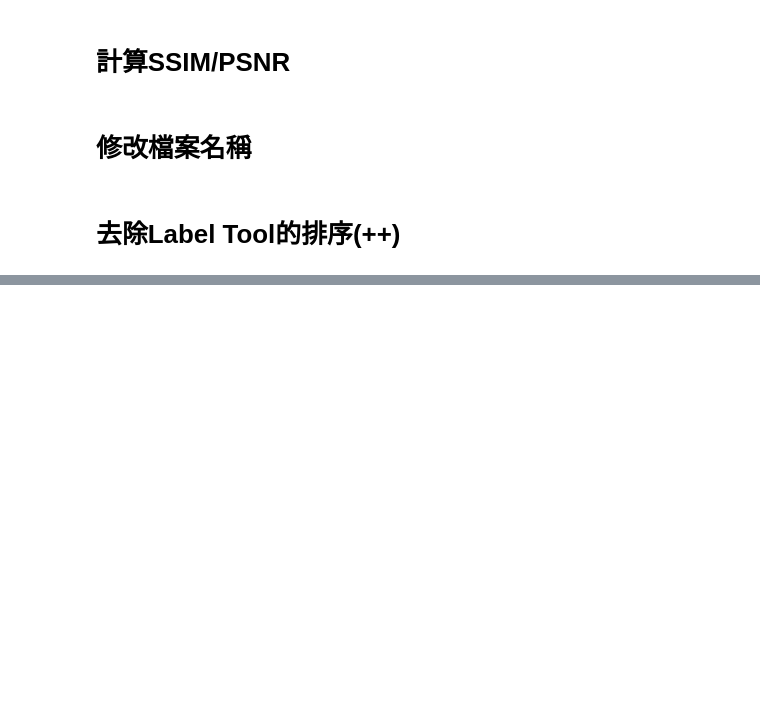
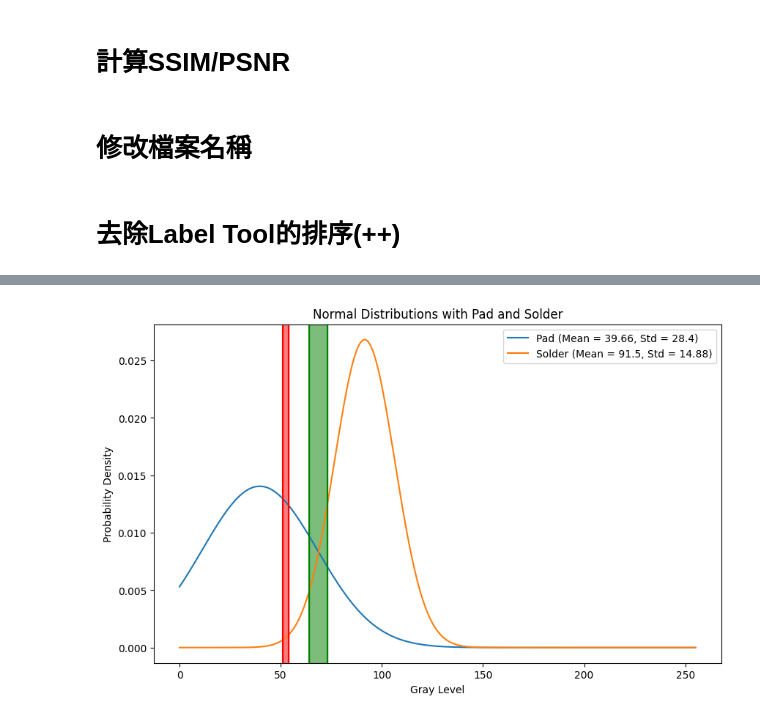
Before and after one commit to Teng91/RESTful-server-with-APIs, a Jupyter notebook: Solder_Analysis.ipynb, the cells around one changed output, grey strips where cells are left out. Saved outputs shown, nothing was run; the diff lists cells and outputs as text; code cells hidden in the pictures; blank space fills up the shorter version.

```diff
--- a/Solder_Analysis.ipynb
+++ b/Solder_Analysis.ipynb
@@ -2172,0 +2413,60 @@ print("檔案名稱修改完成！")
+# %%
+import numpy as np
+import matplotlib.pyplot as plt
+from scipy.stats import norm
+
+# 這是Pad和Solder的平均值和標準差
+mean_std_pairs = [
+    (39.66, 28.40),  # Pad
+    (91.50, 14.88),  # Solder
+]
+
+# 設定 X 軸範圍為 0 到 255（灰階範圍）
+x = np.linspace(0, 255, 1000)
+
+# 繪製兩組常態分佈曲線
+plt.figure(figsize=(10, 6))
+
+# 每組資料繪製一條曲線
+labels = ['Pad', 'Solder']
+for (mean, std_dev), label in zip(mean_std_pairs, labels):
+    y = norm.pdf(x, mean, std_dev)
+    plt.plot(x, y, label=f'{label} (Mean = {mean}, Std = {std_dev})')
+
+    # # 填充 68%, 95%, 99.7% 區間 (避免重疊)
+    # # 68% 區間（Mean ± 1 Std Dev）
+    # plt.fill_between(x, y, where=((x >= mean - std_dev) & (x <= mean + std_dev)), color='red', alpha=0.3)
+
+    # # 95% 區間（Mean ± 2 Std Dev），填充在 68%-95% 區間
+    # plt.fill_between(x, y, where=((x >= mean - 2 * std_dev) & (x < mean - std_dev)) |
+    #                  ((x > mean + std_dev) & (x <= mean + 2 * std_dev)),
+    #                  color='green', alpha=0.3)
+
+    # # 99.7% 區間（Mean ± 3 Std Dev），填充在 95%-99.7% 區間
+    # plt.fill_between(x, y, where=((x >= mean - 3 * std_dev) & (x < mean - 2 * std_dev)) |
+    #                  ((x > mean + 2 * std_dev) & (x <= mean + 3 * std_dev)),
+    #                  color='blue', alpha=0.3)
+
+    # 51-54 線段區間
+    plt.axvline(x=51, color='red', linestyle='-')
+    plt.axvline(x=54, color='red', linestyle='-')
+    # 51-54 填充區間
+    plt.axvspan(51, 54, color='red', alpha=0.3)
+
+    # 64-73 線段區間
+    plt.axvline(x=64, color='green', linestyle='-')
+    plt.axvline(x=73, color='green', linestyle='-')
+    # 64-73 填充區間
+    plt.axvspan(64, 73, color='green', alpha=0.3)
+
+# 設定圖形標題與軸標籤
+plt.title('Normal Distributions with Pad and Solder')
+plt.xlabel('Gray Level')
+plt.ylabel('Probability Density')
+
+# 顯示圖例
+plt.legend(loc='upper right')
+
+plt.show()
+# %% [output]
+[figure, added]
```
Also changed, not shown: parts of 7 cells of this notebook.
